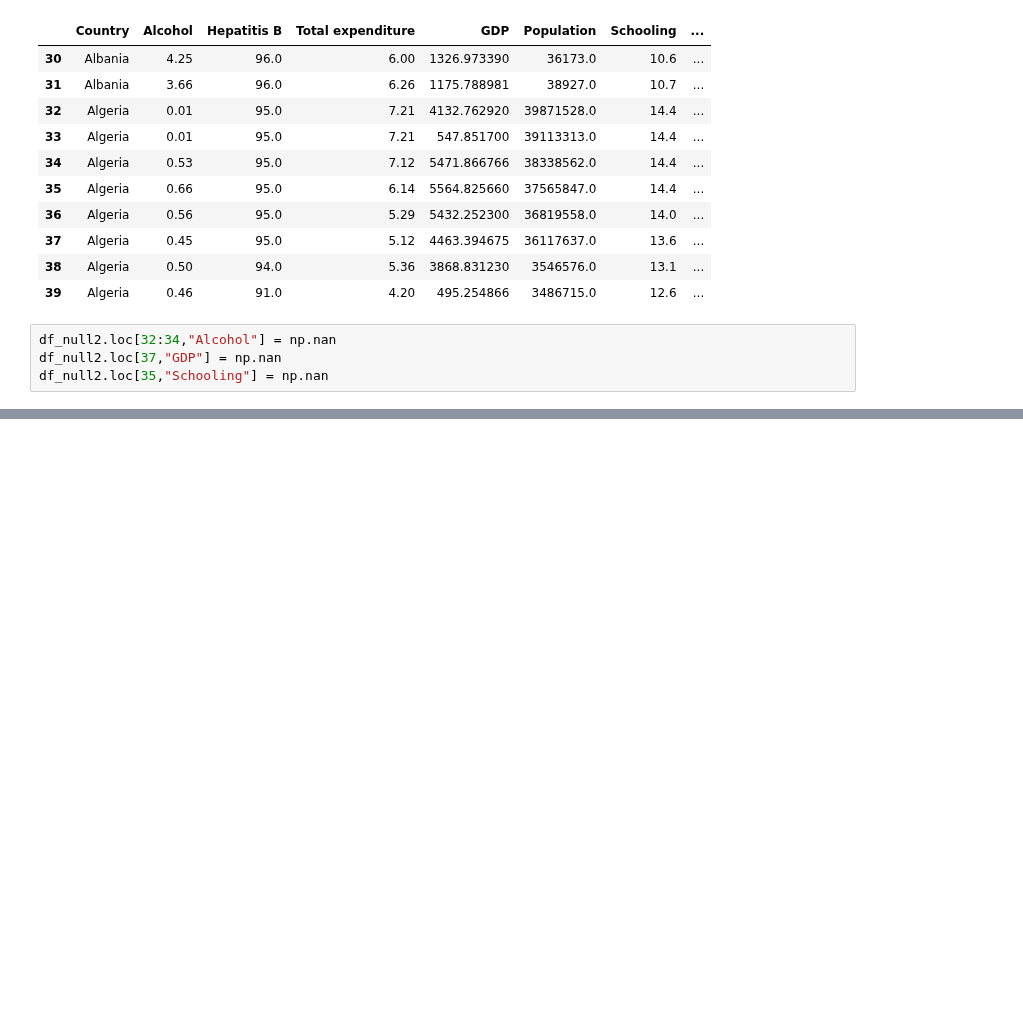
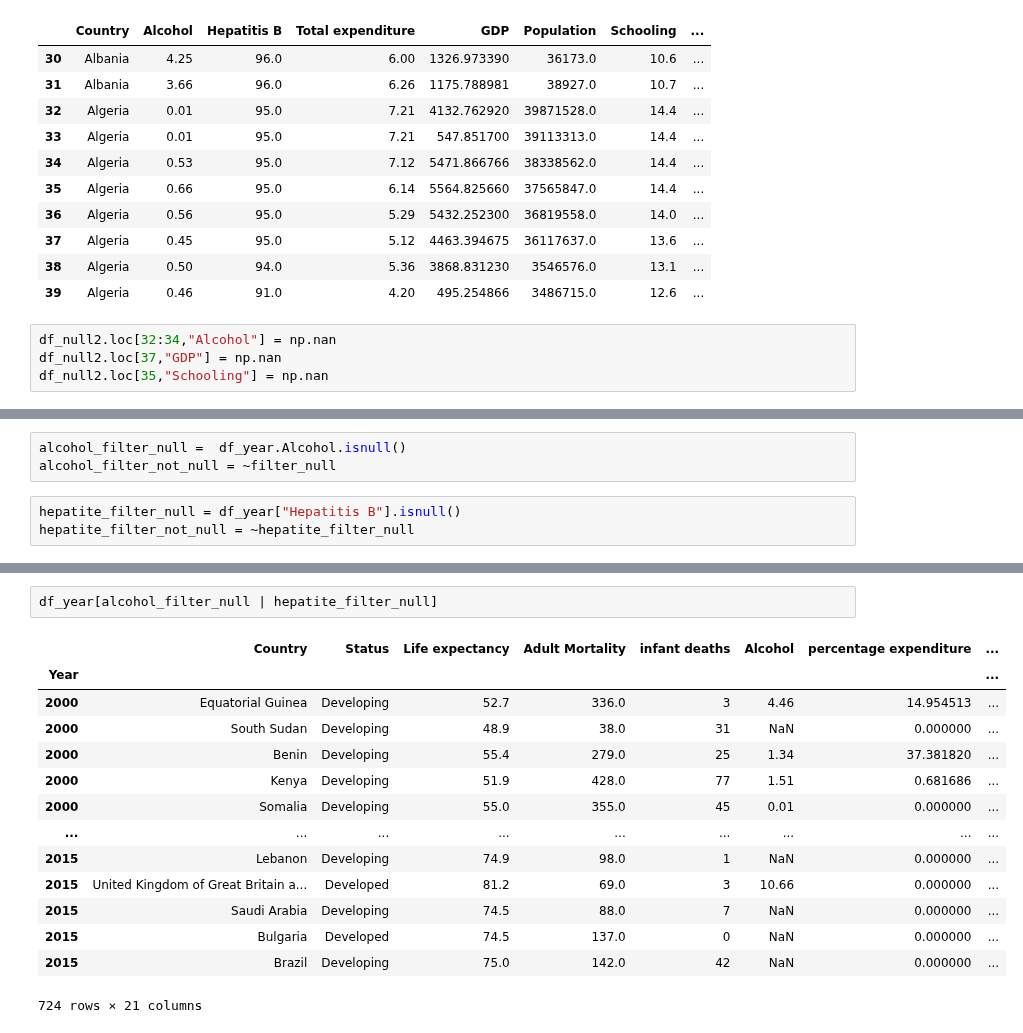
Before and after one commit to Manish-Kumar-9782/Tutorials-, a Jupyter notebook: Python DataScience/datasets/Life Expectancy Practice 1.ipynb, the cells around one changed output, grey strips where cells are left out. Saved outputs shown, nothing was run; the diff lists cells and outputs as text; blank space fills up the shorter version.

```diff
--- a/Python DataScience/datasets/Life Expectancy Practice 1.ipynb
+++ b/Python DataScience/datasets/Life Expectancy Practice 1.ipynb
@@ -354,0 +357,6 @@ df_null2.fillna(method="ffill", axis=1).iloc[30:40]
+# %%
+alcohol_filter_null =  df_year.Alcohol.isnull()
+alcohol_filter_not_null = ~filter_null
+# %%
+hepatite_filter_null = df_year["Hepatitis B"].isnull()
+hepatite_filter_not_null = ~hepatite_filter_null
@@ -354,0 +396,17 @@ df_null2.fillna(method="ffill", axis=1).iloc[30:40]
+# %%
+df_year[alcohol_filter_null | hepatite_filter_null]
+# %% [output]
+|  | Country | Status | Life expectancy | Adult Mortality | infant deaths | Alcohol | percentage expenditure | ... |
+| Year |  |  |  |  |  |  |  | ... |
+| 2000 | Equatorial Guinea | Developing | 52.7 | 336.0 | 3 | 4.46 | 14.954513 | ... |
+| 2000 | South Sudan | Developing | 48.9 | 38.0 | 31 | NaN | 0.000000 | ... |
+| 2000 | Benin | Developing | 55.4 | 279.0 | 25 | 1.34 | 37.381820 | ... |
+| 2000 | Kenya | Developing | 51.9 | 428.0 | 77 | 1.51 | 0.681686 | ... |
+| 2000 | Somalia | Developing | 55.0 | 355.0 | 45 | 0.01 | 0.000000 | ... |
+| ... | ... | ... | ... | ... | ... | ... | ... | ... |
+| 2015 | Lebanon | Developing | 74.9 | 98.0 | 1 | NaN | 0.000000 | ... |
+| 2015 | United Kingdom of Great Britain a... | Developed | 81.2 | 69.0 | 3 | 10.66 | 0.000000 | ... |
+| 2015 | Saudi Arabia | Developing | 74.5 | 88.0 | 7 | NaN | 0.000000 | ... |
+| 2015 | Bulgaria | Developed | 74.5 | 137.0 | 0 | NaN | 0.000000 | ... |
+| 2015 | Brazil | Developing | 75.0 | 142.0 | 42 | NaN | 0.000000 | ... |
+724 rows × 21 columns
```
Also changed, not shown: parts of 23 cells of this notebook.
